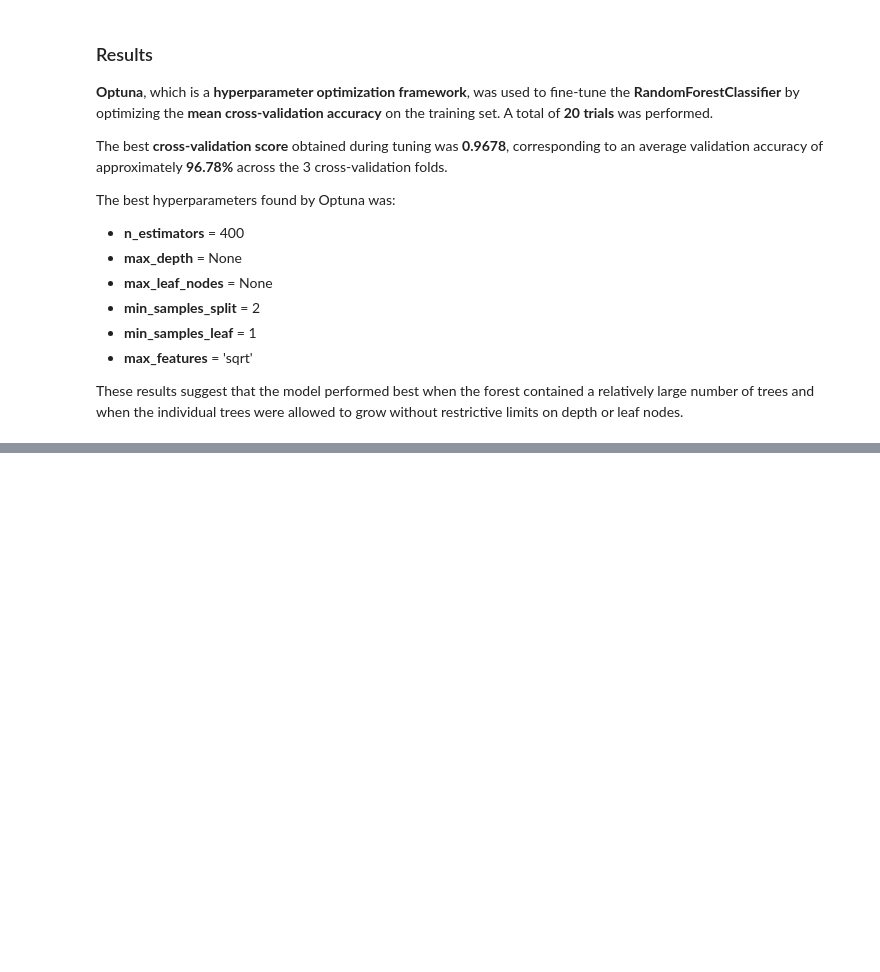
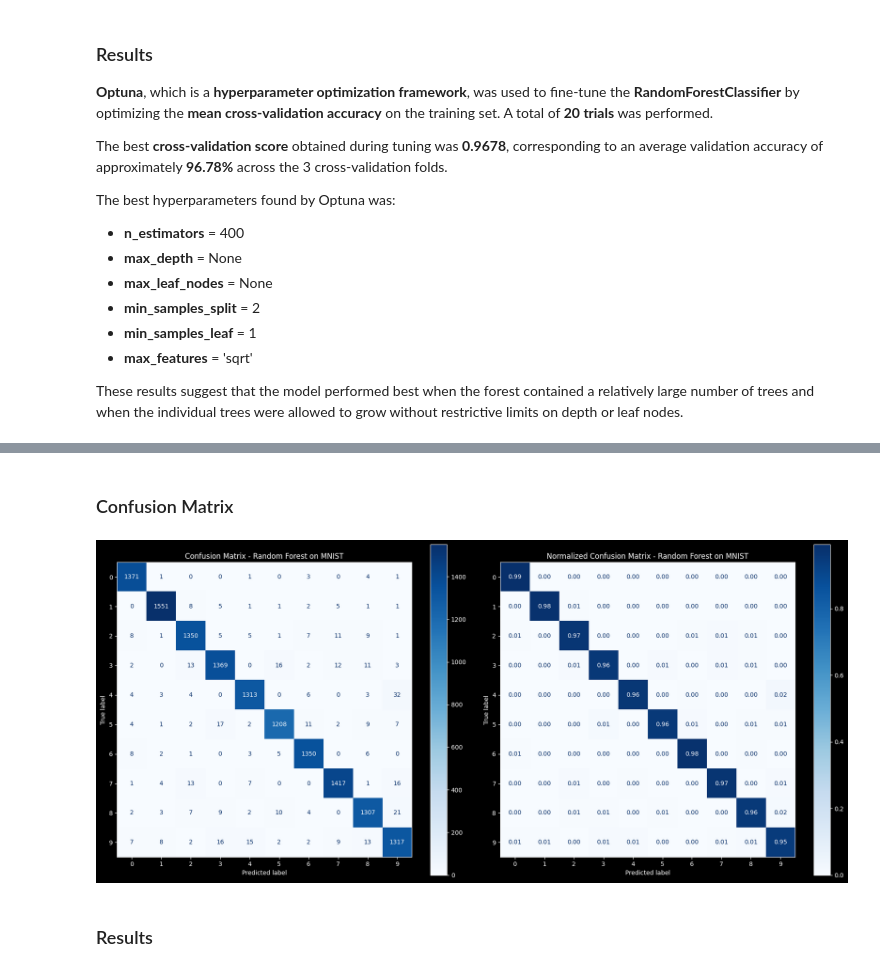
Before and after one commit to oliv6362/mnist-random-forest-classifier, a Jupyter notebook: mnist_random_forest_classifier.ipynb, the cells around one changed output, grey strips where cells are left out. Saved outputs shown, nothing was run; the diff lists cells and outputs as text; code cells hidden in the pictures; blank space fills up the shorter version.

Commit message:
feat: finished step 6: evaluating the final model, and updated step 5 to include the actual training of the base model

```diff
--- a/mnist_random_forest_classifier.ipynb
+++ b/mnist_random_forest_classifier.ipynb
@@ -200,3 +208,13 @@ Best params: {'n_estimators': 400, 'max_depth': None, 'max_leaf_nodes': None, 'm
+# %%
+best_model = RandomForestClassifier(
+    **study.best_params,
+    random_state=42,
+    n_jobs=-1
+)
+
+best_model.fit(X_train, y_train)
+
+y_pred = best_model.predict(X_test)
 # %% [markdown]
 ### Results
 **Optuna**, which is a **hyperparameter optimization framework**, was used to fine-tune the **RandomForestClassifier** by optimizing the **mean cross-validation accuracy** on the training set. A total of **20 trials** was performed.
@@ -218,0 +260,32 @@ These results suggest that the model performed best when the forest contained a
+# %% [markdown]
+### Confusion Matrix
+# %%
+fig, axes = plt.subplots(1, 2, figsize=(18, 8))
+
+# Regular confusion matrix
+ConfusionMatrixDisplay.from_predictions(
+    y_test,
+    y_pred,
+    cmap="Blues",
+    values_format="d",
+    ax=axes[0]
+)
+axes[0].set_title("Confusion Matrix - Random Forest on MNIST")
+
+# Normalized confusion matrix
+ConfusionMatrixDisplay.from_predictions(
+    y_test,
+    y_pred,
+    cmap="Blues",
+    normalize="true",
+    values_format=".2f",
+    ax=axes[1]
+)
+axes[1].set_title("Normalized Confusion Matrix - Random Forest on MNIST")
+
+plt.tight_layout()
+plt.show()
+# %% [output]
+[figure, added]
+# %% [markdown]
+### Results
```
Also changed, not shown: parts of 11 cells of this notebook.
